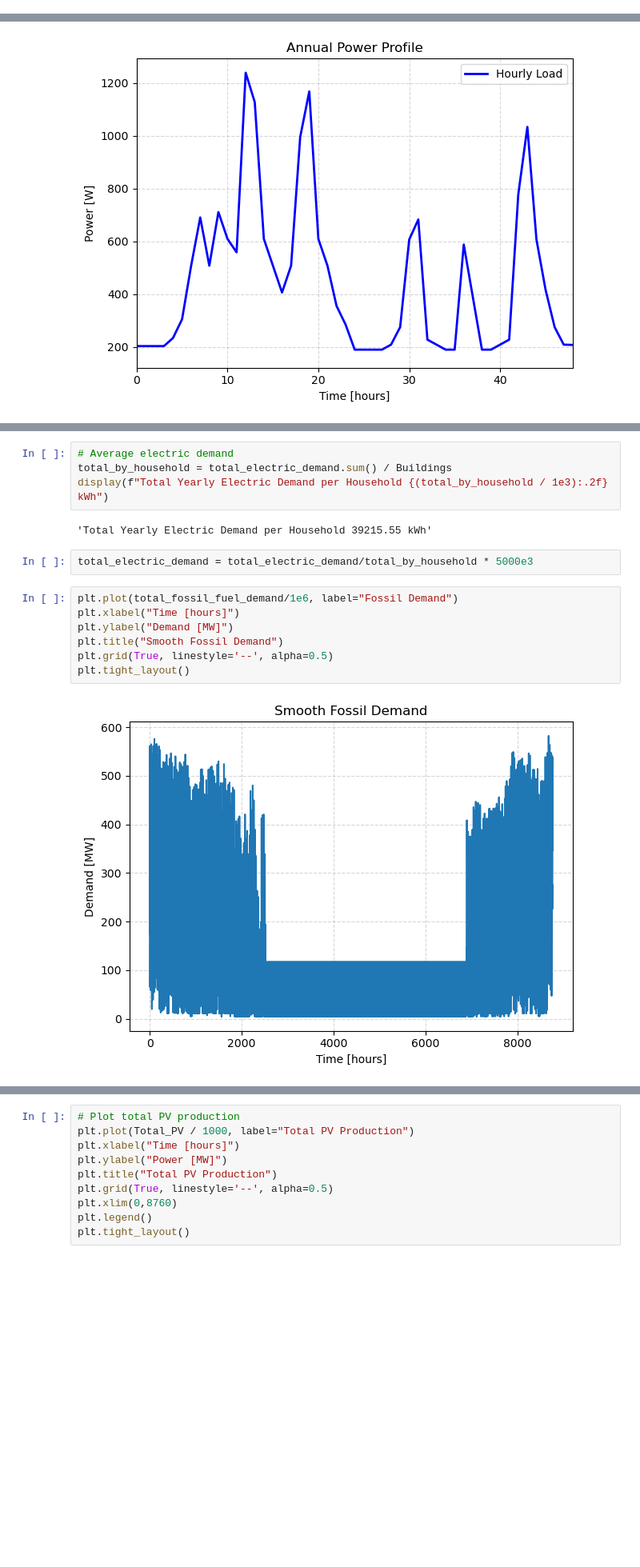
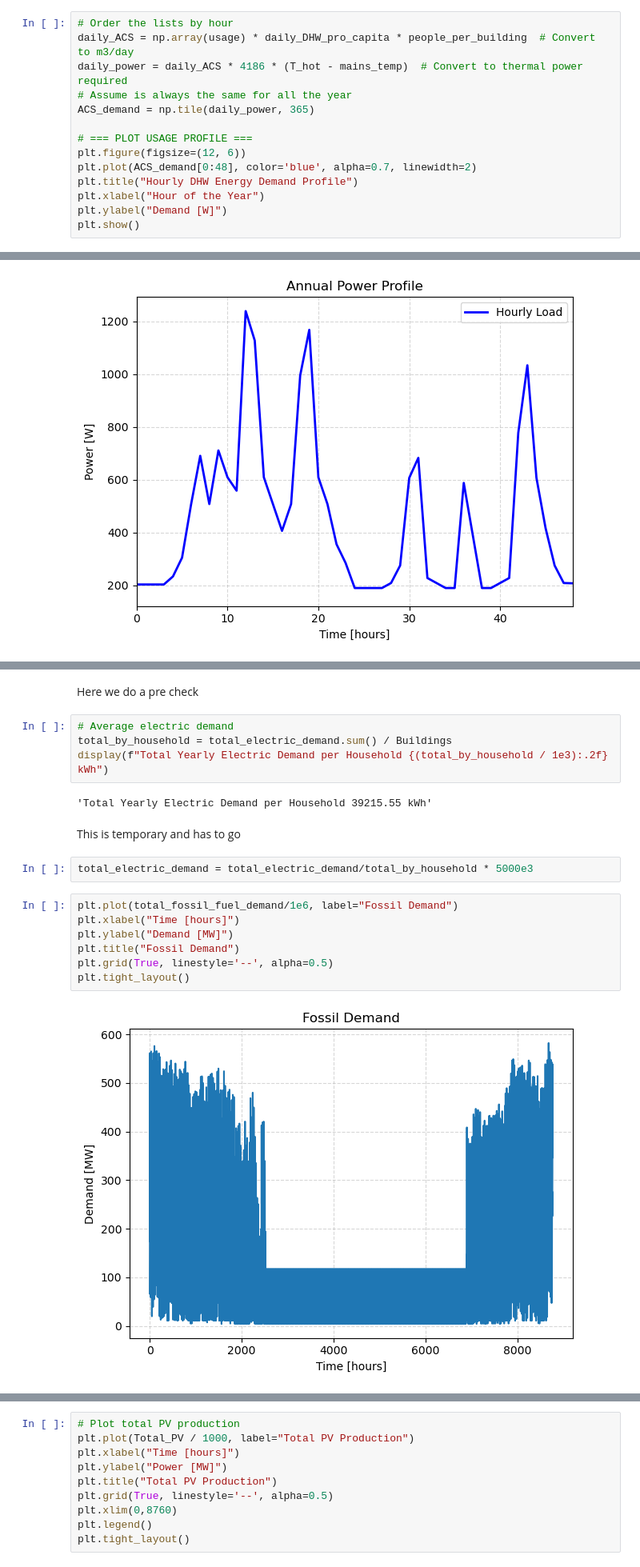
Before and after one commit to simo-pagliu/INRE, a Jupyter notebook: Energy Demand.ipynb, the cells around one changed output, grey strips where cells are left out. Shown at 80% size. Drawn from its saved outputs; the diff is of its cells as text; blank space fills up the shorter version.

```diff
--- a/Energy Demand.ipynb
+++ b/Energy Demand.ipynb
@@ -117,0 +164,14 @@ plt.show()
+# %%
+# Order the lists by hour
+daily_ACS = np.array(usage) * daily_DHW_pro_capita * people_per_building  # Convert to m3/day
+daily_power = daily_ACS * 4186 * (T_hot - mains_temp)  # Convert to thermal power required
+# Assume is always the same for all the year
+ACS_demand = np.tile(daily_power, 365)
+
+# === PLOT USAGE PROFILE ===
+plt.figure(figsize=(12, 6))
+plt.plot(ACS_demand[0:48], color='blue', alpha=0.7, linewidth=2)
+plt.title("Hourly DHW Energy Demand Profile")
+plt.xlabel("Hour of the Year")
+plt.ylabel("Demand [W]")
+plt.show()
@@ -544,20 +446,24 @@ plt.xlim(0,8760)
 plt.tight_layout()
 # %% [output]
 [figure]
+# %% [markdown]
+Here we do a pre check
 # %%
 # Average electric demand
 total_by_household = total_electric_demand.sum() / Buildings
 display(f"Total Yearly Electric Demand per Household {(total_by_household / 1e3):.2f} kWh")
 # %% [output]
 'Total Yearly Electric Demand per Household 39215.55 kWh'
+# %% [markdown]
+This is temporary and has to go
 # %%
 total_electric_demand = total_electric_demand/total_by_household * 5000e3
 # %%
 plt.plot(total_fossil_fuel_demand/1e6, label="Fossil Demand")
 plt.xlabel("Time [hours]")
 plt.ylabel("Demand [MW]")
-plt.title("Smooth Fossil Demand")
+plt.title("Fossil Demand")
 plt.grid(True, linestyle='--', alpha=0.5)
 plt.tight_layout()
 # %% [output]
-[figure, old version]
+[figure, new version]
```
Also changed, not shown: parts of 29 cells of this notebook, 2 other files.
